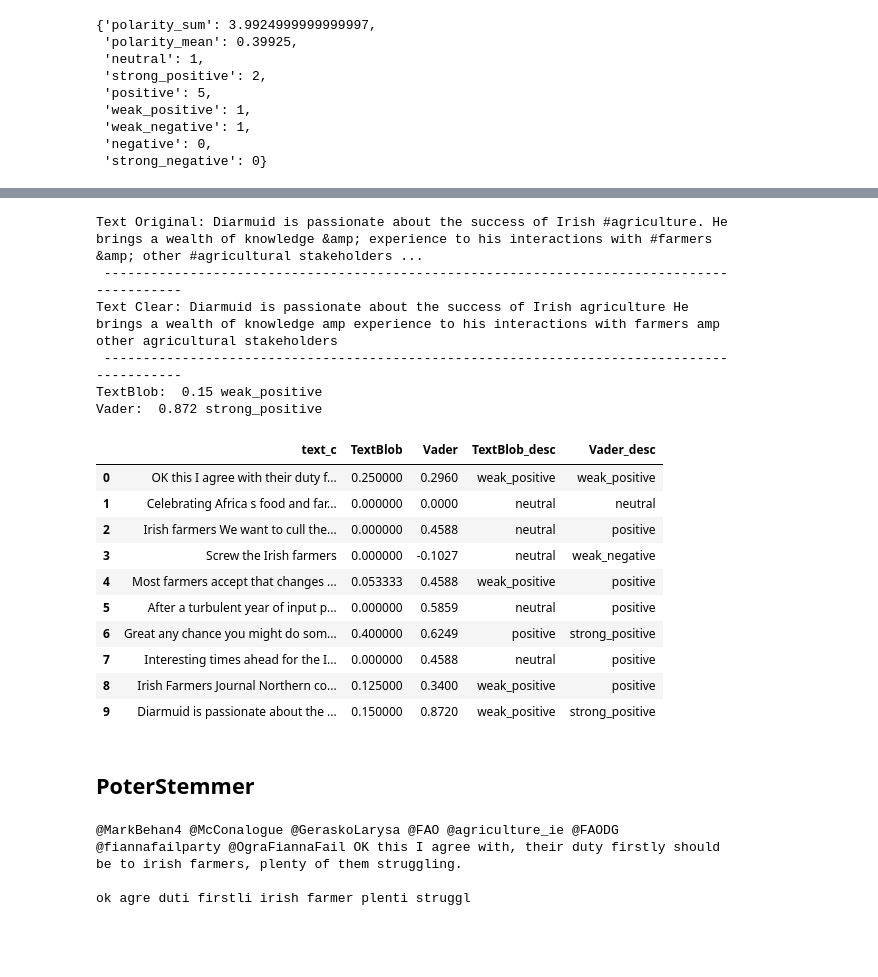
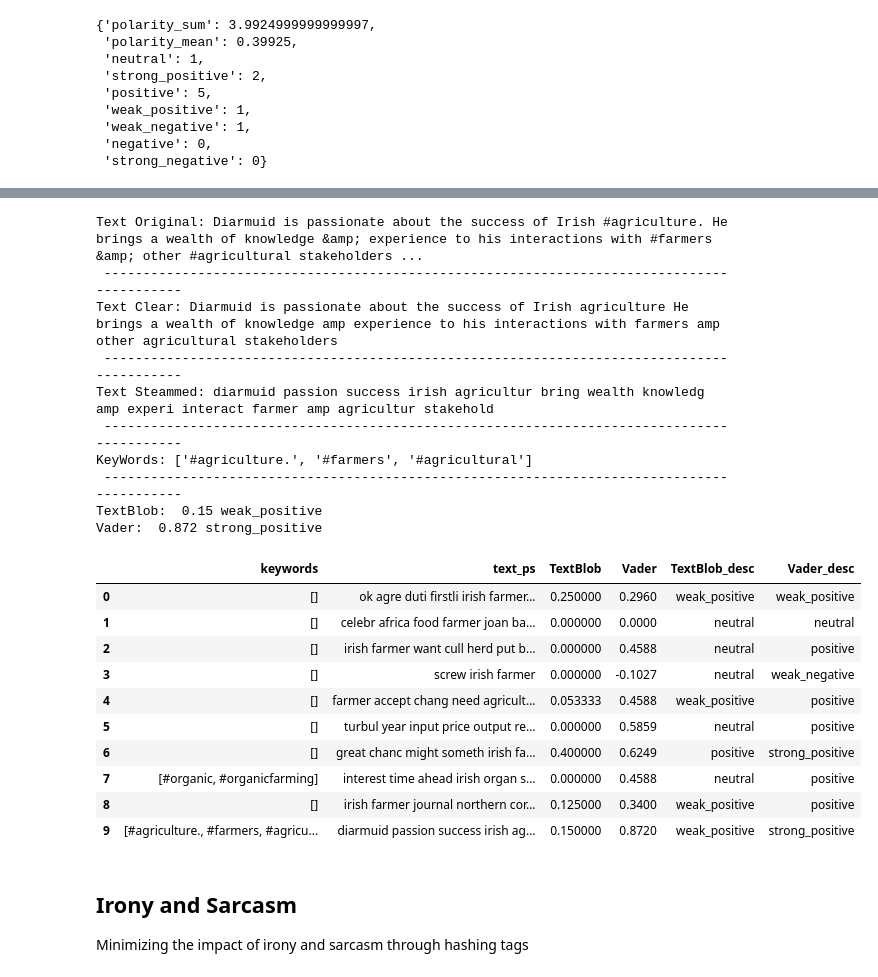
Before and after one commit to gustavohn73/CA2, a Jupyter notebook: CA2_V0_ML.ipynb, the cells around one changed output, grey strips where cells are left out. Drawn from its saved outputs; the diff is of its cells as text; code cells hidden in the pictures; blank space fills up the shorter version.

Commit message:
Training Sarcasm
Training for to identify Sarcasm

```diff
--- a/CA2_V0_ML.ipynb
+++ b/CA2_V0_ML.ipynb
@@ -142,6 +144,15 @@ def usernames_list(x):
             list_of_usernames.append(word.lower().replace('@',''))
     if len(list_of_usernames) > 0:
         list_of_lists.append(list_of_usernames)
+
+# keyword extraction from tweets
+def get_keywords(x):
+    list_of_keywords = []
+    words = x.split()
+    for word in words:
+        if word.startswith('#'):
+            list_of_keywords.append(word)
+    return list_of_keywords
 # %%
 list_of_lists = []
 
@@ -175,3 +166,5 @@ list_of_lists
+# %%
+tweets['keywords'] = tweets['text'].apply( lambda tweet : get_keywords(tweet) )
 # %%
 n = 1
 print(tweets['text'][n], '\n')
@@ -183,0 +188,16 @@ Celebrating Africa s food and farmers Joan Baxter
+# %%
+import re
+
+# Store the column of the dataframe named as "text"
+X = tweets['text_c']
+
+cleaned_data=[]
+
+# For loop from first value to length(X), ^a-zA-Z means include small and capital case letters
+
+for i in range(len(X)):
+    tweet = re.sub('[^a-zA-Z]', ' ', X.iloc[i])
+    tweet = tweet.lower().split()
+    tweet = [stemmer.stem(word) for word in tweet if (word not in stop_words) and (word not in punct)]
+    tweet = ' '.join(tweet)
+    tweets.loc[ i ,'text_ps'] = tweet
@@ -186,8 +213,8 @@ Celebrating Africa s food and farmers Joan Baxter
 # %% [markdown]
 TextBlob is a Python (2 and 3) library for processing textual data. It provides a simple API for diving into common natural language processing (NLP) tasks such as part-of-speech tagging, noun phrase extraction, sentiment analysis, classification, translation, and more. [link](https://textblob.readthedocs.io/en/dev/index.html)
 # %%
-for i in range(len(cleaned_data)):
-    text = cleaned_data[i]
+for i in tweets.index:
+    text = tweets.loc[i,'text_ps']
     tweets.loc[i, 'TextBlob'] = TextBlob(text).sentiment.polarity
     #print(TextBlob(text).sentiment.polarity)
     tweets.loc[i, 'Vader'] = SentimentIntensityAnalyzer().polarity_scores(text)['compound']
@@ -284,6 +311,13 @@ print('Text Original:', tweets.loc[n, 'text'], '\n',
      '-------------------------------------------------------------------------------------------')
 print('Text Clear:', tweets.loc[n, 'text_c'], '\n',
      '-------------------------------------------------------------------------------------------')
+
+print('Text Steammed:', tweets.loc[n, 'text_ps'], '\n',
+     '-------------------------------------------------------------------------------------------')
+
+print('KeyWords:', tweets.loc[n, 'keywords'], '\n',
+     '-------------------------------------------------------------------------------------------')
+
 print('TextBlob: ',tweets.loc[n, 'TextBlob'], tweets.loc[n, 'TextBlob_desc'])
 print('Vader: ', tweets.loc[n, 'Vader'], tweets.loc[n, 'Vader_desc'])
 # %% [output]
@@ -291,21 +325,23 @@ Text Original: Diarmuid is passionate about the success of Irish #agriculture. H
  -------------------------------------------------------------------------------------------
 Text Clear: Diarmuid is passionate about the success of Irish agriculture He brings a wealth of knowledge amp experience to his interactions with farmers amp other agricultural stakeholders
  -------------------------------------------------------------------------------------------
+Text Steammed: diarmuid passion success irish agricultur bring wealth knowledg amp experi interact farmer amp agricultur stakehold
+ -------------------------------------------------------------------------------------------
+KeyWords: ['#agriculture.', '#farmers', '#agricultural']
+ -------------------------------------------------------------------------------------------
 TextBlob:  0.15 weak_positive
 Vader:  0.872 strong_positive
 # %%
-tweets.iloc[:, -5:]
+tweets.iloc[:, -6:]
 # %% [output]
-|  | text_c | TextBlob | Vader | TextBlob_desc | Vader_desc |
-| 0 | OK this I agree with their duty f... | 0.250000 | 0.2960 | weak_positive | weak_positive |
-| 1 | Celebrating Africa s food and far... | 0.000000 | 0.0000 | neutral | neutral |
-| 2 | Irish farmers We want to cull the... | 0.000000 | 0.4588 | neutral | positive |
-| 3 | Screw the Irish farmers | 0.000000 | -0.1027 | neutral | weak_negative |
-| 4 | Most farmers accept that changes ... | 0.053333 | 0.4588 | weak_positive | positive |
-| 5 | After a turbulent year of input p... | 0.000000 | 0.5859 | neutral | positive |
-| 6 | Great any chance you might do som... | 0.400000 | 0.6249 | positive | strong_positive |
-| 7 | Interesting times ahead for the I... | 0.000000 | 0.4588 | neutral | positive |
-| 8 | Irish Farmers Journal Northern co... | 0.125000 | 0.3400 | weak_positive | positive |
-| 9 | Diarmuid is passionate about the ... | 0.150000 | 0.8720 | weak_positive | strong_positive |
+|  | keywords | text_ps | TextBlob | Vader | TextBlob_desc | Vader_desc |
+| 0 | [] | ok agre duti firstli irish farmer... | 0.250000 | 0.2960 | weak_positive | weak_positive |
+| 1 | [] | celebr africa food farmer joan ba... | 0.000000 | 0.0000 | neutral | neutral |
+| 2 | [] | irish farmer want cull herd put b... | 0.000000 | 0.4588 | neutral | positive |
+| 3 | [] | screw irish farmer | 0.000000 | -0.1027 | neutral | weak_negative |
+| 4 | [] | farmer accept chang need agricult... | 0.053333 | 0.4588 | weak_positive | positive |
+| 5 | [] | turbul year input price output re... | 0.000000 | 0.5859 | neutral | positive |
+| 6 | [] | great chanc might someth irish fa... | 0.400000 | 0.6249 | positive | strong_positive |
+| 7 | [#organic, #organicfarming] | interest time ahead irish organ s... | 0.000000 | 0.4588 | neutral | positive |
+| 8 | [] | irish farmer journal northern cor... | 0.125000 | 0.3400 | weak_positive | positive |
+| 9 | [#agriculture., #farmers, #agricu... | diarmuid passion success irish ag... | 0.150000 | 0.8720 | weak_positive | strong_positive |
-# %% [markdown]
-## PoterStemmer
@@ -337,7 +348,4 @@ for i in range(len(X)):
-# %%
-print(tweets['text'][0], '\n')
-print(cleaned_data[0])
-# %% [output]
-@MarkBehan4 @McConalogue @GeraskoLarysa @FAO @agriculture_ie @FAODG @fiannafailparty @OgraFiannaFail OK this I agree with, their duty firstly should be to irish farmers, plenty of them struggling.
-
-ok agre duti firstli irish farmer plenti struggl
+# %% [markdown]
+## Irony and Sarcasm
+
+Minimizing the impact of irony and sarcasm through hashing tags
```
Also changed, not shown: parts of 20 cells of this notebook, 3 other files.
